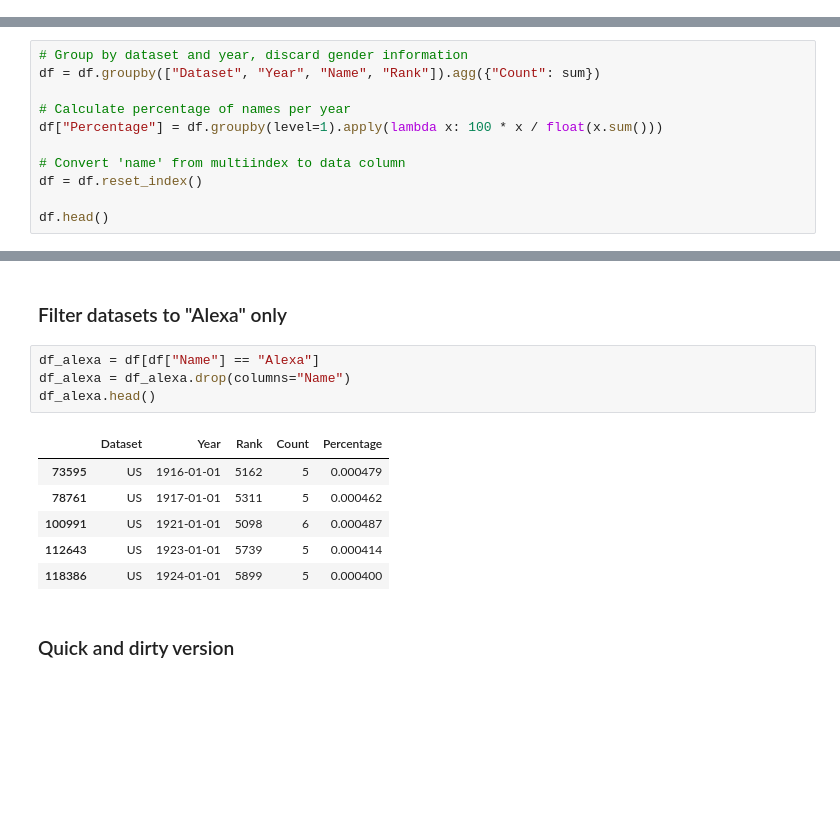
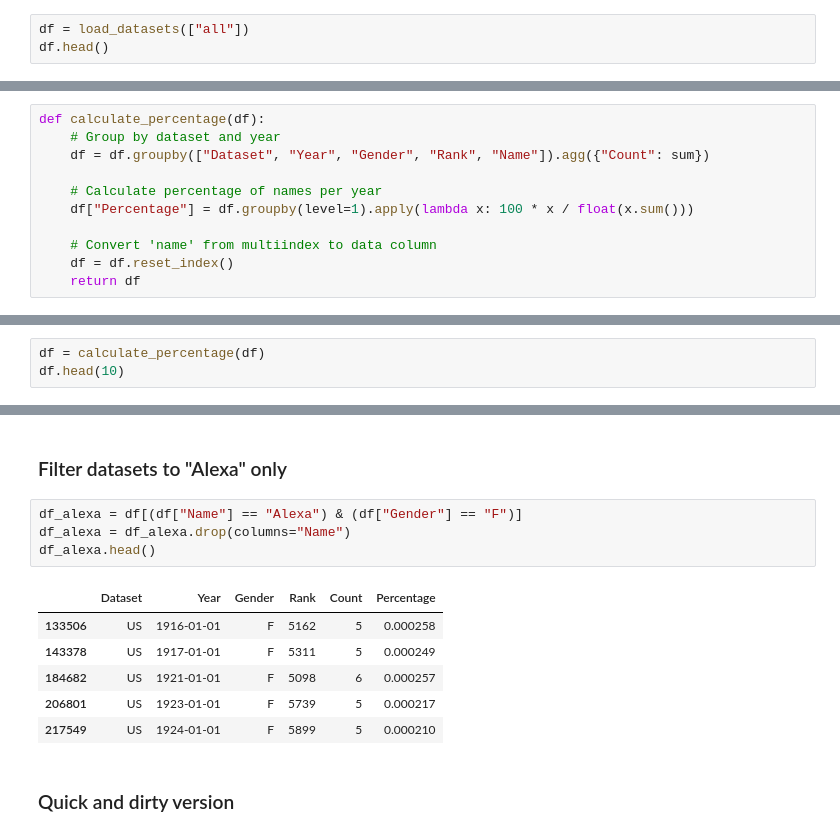
Before and after one commit to dynobo/notebooks, a Jupyter notebook: notebooks/2019-12 - Alexa, how many people have your name.ipynb, the cells around one changed output, grey strips where cells are left out. Drawn from its saved outputs; the diff is of its cells as text; blank space fills up the shorter version.

```diff
--- a/notebooks/2019-12 - Alexa, how many people have your name.ipynb
+++ b/notebooks/2019-12 - Alexa, how many people have your name.ipynb
@@ -114,0 +117,3 @@ df.head()
+# %%
+df = load_datasets(["all"])
+df.head()
@@ -115,11 +129,11 @@ df.head()
 # %%
-# Group by dataset and year, discard gender information
-df = df.groupby(["Dataset", "Year", "Name", "Rank"]).agg({"Count": sum})
+def calculate_percentage(df):
+    # Group by dataset and year
+    df = df.groupby(["Dataset", "Year", "Gender", "Rank", "Name"]).agg({"Count": sum})
 
-# Calculate percentage of names per year
-df["Percentage"] = df.groupby(level=1).apply(lambda x: 100 * x / float(x.sum()))
+    # Calculate percentage of names per year
+    df["Percentage"] = df.groupby(level=1).apply(lambda x: 100 * x / float(x.sum()))
 
-# Convert 'name' from multiindex to data column
-df = df.reset_index()
-
-df.head()
+    # Convert 'name' from multiindex to data column
+    df = df.reset_index()
+    return df
@@ -132,0 +140,3 @@ df.head()
+# %%
+df = calculate_percentage(df)
+df.head(10)
@@ -146,16 +183,16 @@ sns.lineplot(x="Year", y="Rank", hue="Name", data=df_temp, ax=ax[2]);
 # %% [markdown]
 ### Filter datasets to "Alexa" only
 # %%
-df_alexa = df[df["Name"] == "Alexa"]
+df_alexa = df[(df["Name"] == "Alexa") & (df["Gender"] == "F")]
 df_alexa = df_alexa.drop(columns="Name")
 df_alexa.head()
 # %% [output]
-|  | Dataset | Year | Rank | Count | Percentage |
-| 73595 | US | 1916-01-01 | 5162 | 5 | 0.000479 |
-| 78761 | US | 1917-01-01 | 5311 | 5 | 0.000462 |
-| 100991 | US | 1921-01-01 | 5098 | 6 | 0.000487 |
-| 112643 | US | 1923-01-01 | 5739 | 5 | 0.000414 |
-| 118386 | US | 1924-01-01 | 5899 | 5 | 0.000400 |
+|  | Dataset | Year | Gender | Rank | Count | Percentage |
+| 133506 | US | 1916-01-01 | F | 5162 | 5 | 0.000258 |
+| 143378 | US | 1917-01-01 | F | 5311 | 5 | 0.000249 |
+| 184682 | US | 1921-01-01 | F | 5098 | 6 | 0.000257 |
+| 206801 | US | 1923-01-01 | F | 5739 | 5 | 0.000217 |
+| 217549 | US | 1924-01-01 | F | 5899 | 5 | 0.000210 |
 # %% [markdown]
 ### Quick and dirty version
 # %%
```
Also changed, not shown: parts of 13 cells of this notebook, 1 other file.
